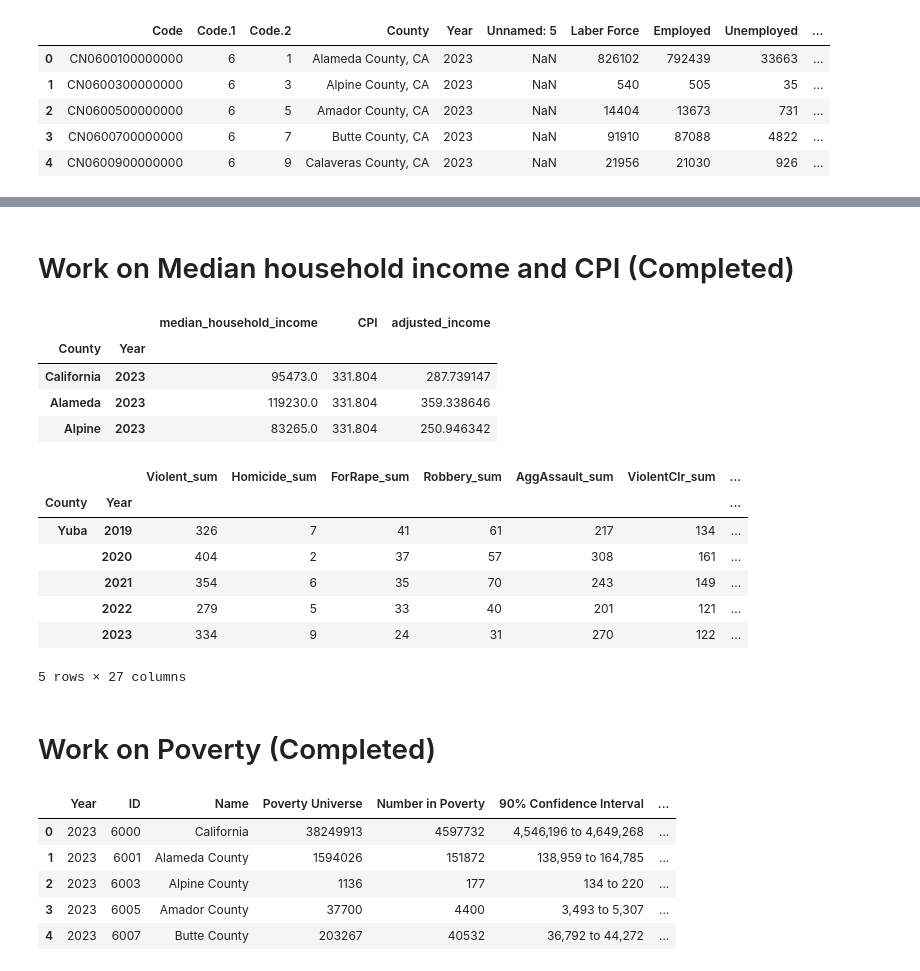
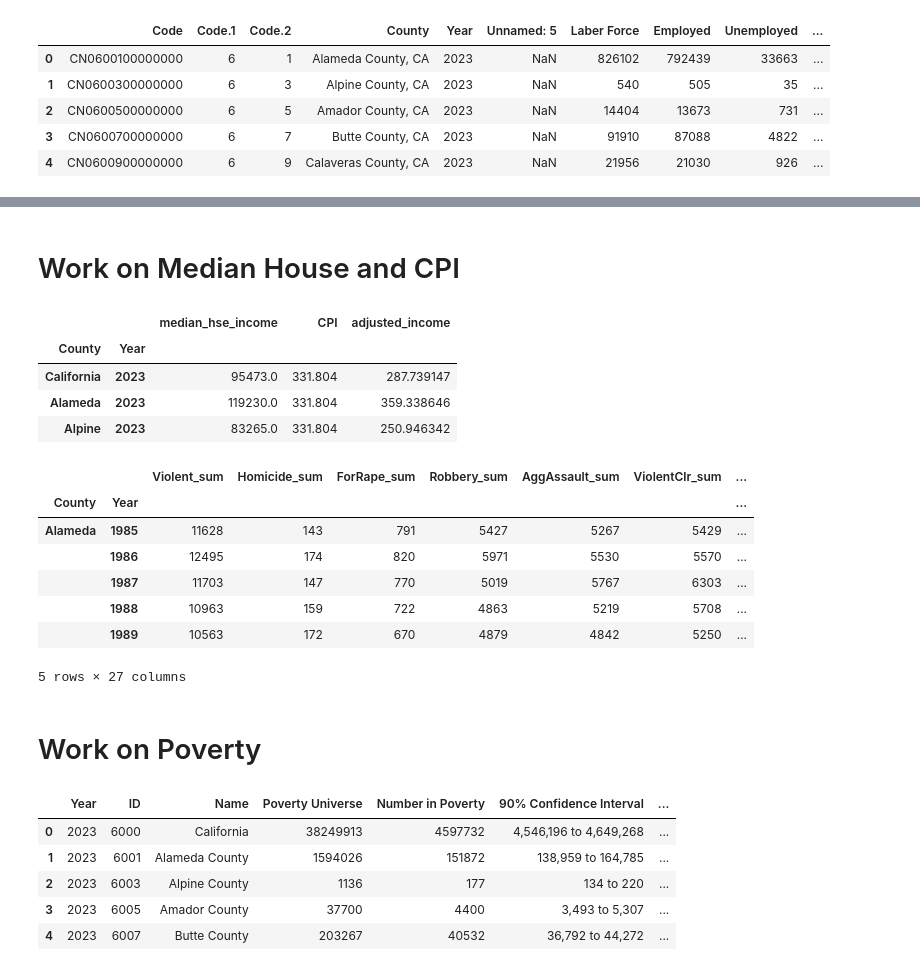
Before and after one commit to git-loa/CrimePatternsProject, a Jupyter notebook: data-exploration/data_engineering.ipynb, the cells around one changed output, grey strips where cells are left out. Cells and saved outputs as stored; diff of their text form; code cells hidden in the pictures.

```diff
--- a/data-exploration/data_engineering.ipynb
+++ b/data-exploration/data_engineering.ipynb
@@ -330,6 +300,6 @@ crime_data_df.tail(5)
 5 rows × 24 columns
 # %% [markdown]
-# Work on Median household income and CPI (Completed)
+# Work on Median House and CPI
 # %%
 # DataFrame for Califonia_CPI
 califonia_cpi_df = pd.read_excel("../data/California_CPI_1985_to_2023.xlsx")
@@ -345,19 +316,19 @@ median_house_cpi["County"] = median_house_cpi["County"].apply(
     lambda x: x.replace(" County", "").strip()
 )
 median_house_cpi = median_house_cpi.rename(
-    columns={"Median Household Income": "median_household_income"}
+    columns={"Median Household Income": "median_hse_income"}
 )
 median_house_cpi = median_house_cpi.set_index(["County", "Year"])
-median_house_cpi["median_household_income"] = median_house_cpi["median_household_income"].astype(
+median_house_cpi["median_hse_income"] = median_house_cpi["median_hse_income"].astype(
     "float64"
 )
 # %%
 median_house_cpi["adjusted_income"] = (
-    median_house_cpi["median_household_income"] / median_house_cpi.CPI
+    median_house_cpi["median_hse_income"] / median_house_cpi.CPI
 )
 median_house_cpi.head(3)
 # %% [output]
-|  |  | median_household_income | CPI | adjusted_income |
+|  |  | median_hse_income | CPI | adjusted_income |
 | County | Year |  |  |  |
 | California | 2023 | 95473.0 | 331.804 | 287.739147 |
 | Alameda | 2023 | 119230.0 | 331.804 | 359.338646 |
@@ -367,16 +338,16 @@ crime_data_df = crime_data_df.merge(median_house_cpi, left_index=True, right_ind
 # %%
-crime_data_df.tail(5)
+crime_data_df.head(5)
 # %% [output]
 |  |  | Violent_sum | Homicide_sum | ForRape_sum | Robbery_sum | AggAssault_sum | ViolentClr_sum | ... |
 | County | Year |  |  |  |  |  |  | ... |
-| Yuba | 2019 | 326 | 7 | 41 | 61 | 217 | 134 | ... |
-|  | 2020 | 404 | 2 | 37 | 57 | 308 | 161 | ... |
-|  | 2021 | 354 | 6 | 35 | 70 | 243 | 149 | ... |
-|  | 2022 | 279 | 5 | 33 | 40 | 201 | 121 | ... |
-|  | 2023 | 334 | 9 | 24 | 31 | 270 | 122 | ... |
+| Alameda | 1985 | 11628 | 143 | 791 | 5427 | 5267 | 5429 | ... |
+|  | 1986 | 12495 | 174 | 820 | 5971 | 5530 | 5570 | ... |
+|  | 1987 | 11703 | 147 | 770 | 5019 | 5767 | 6303 | ... |
+|  | 1988 | 10963 | 159 | 722 | 4863 | 5219 | 5708 | ... |
+|  | 1989 | 10563 | 172 | 670 | 4879 | 4842 | 5250 | ... |
 5 rows × 27 columns
 # %% [markdown]
-# Work on Poverty (Completed)
+# Work on Poverty
 # %%
 poverty_rate_df = pd.read_excel("../data/Poverty_rate_2009_2023.xlsx")
 # %%
```
Also changed, not shown: parts of 146 cells of this notebook, 24 other files.
